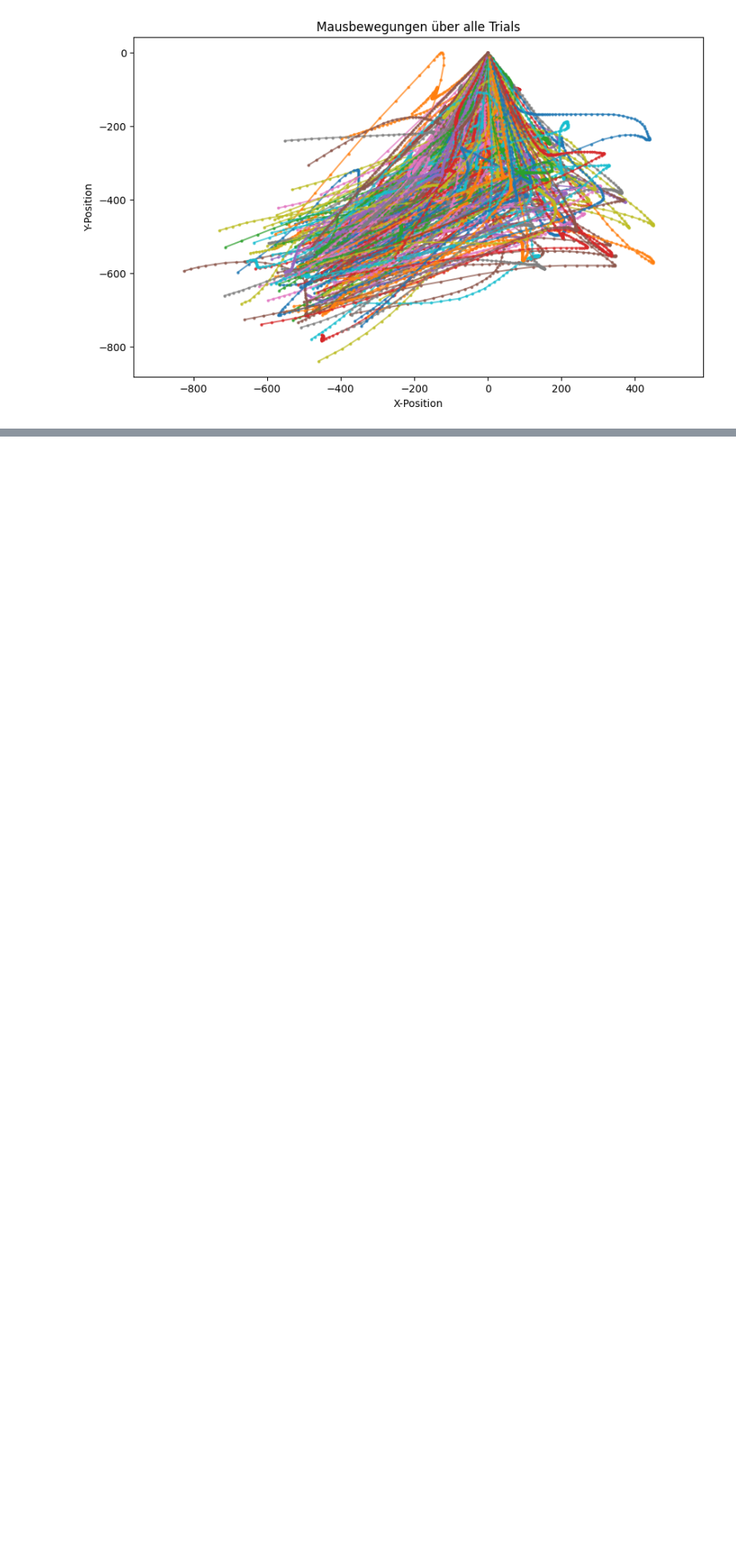
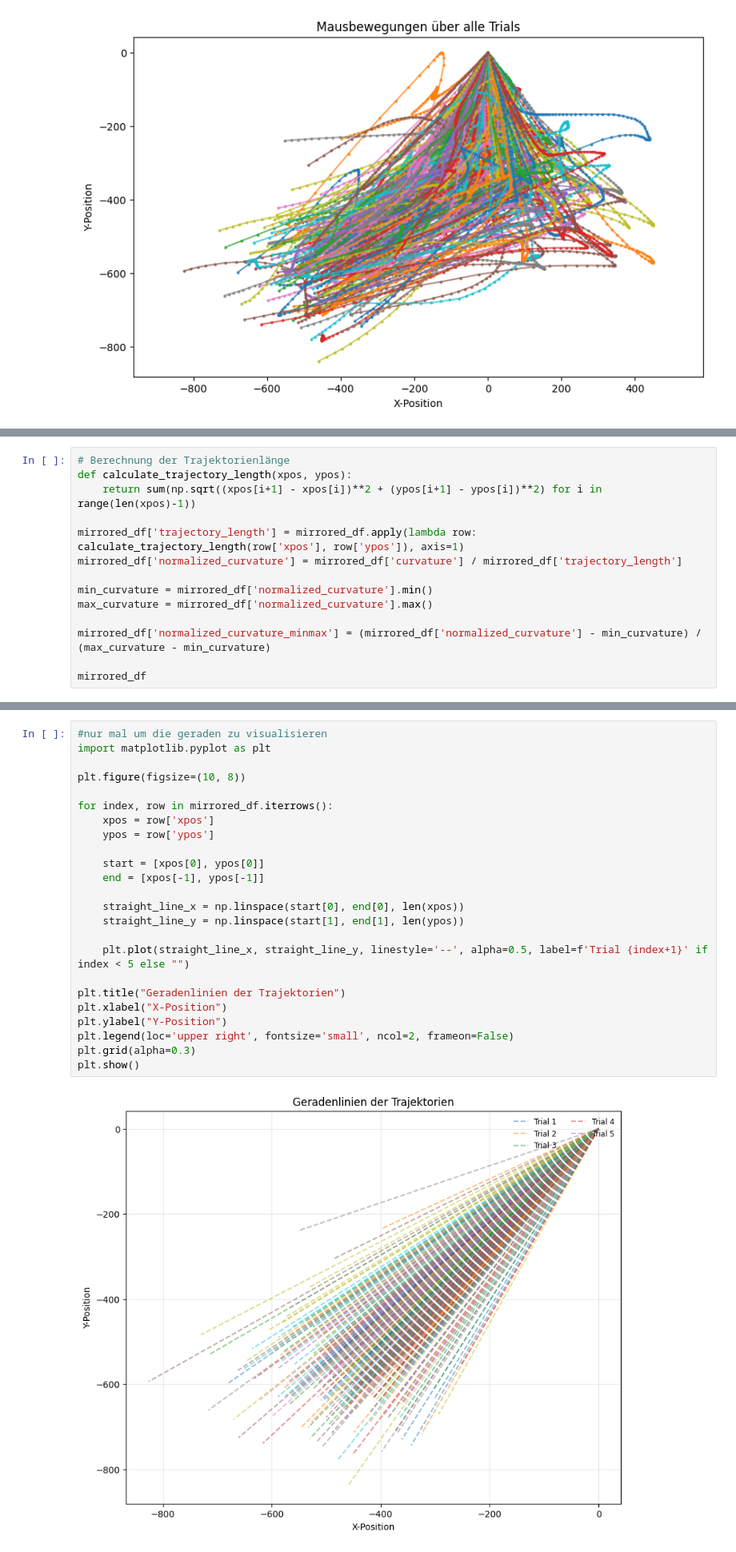
Before and after one commit to Michael1Mueller/continuousSimonTask, a Jupyter notebook: preprocessing.ipynb, the cells around one changed output, grey strips where cells are left out. Shown at 80% size. Cells and saved outputs as stored; diff of their text form; blank space fills up the shorter version.

Commit message:
calc curvature

```diff
--- a/preprocessing.ipynb
+++ b/preprocessing.ipynb
@@ -200,0 +258,14 @@ plt.show()
+# %%
+# Berechnung der Trajektorienlänge
+def calculate_trajectory_length(xpos, ypos):
+    return sum(np.sqrt((xpos[i+1] - xpos[i])**2 + (ypos[i+1] - ypos[i])**2) for i in range(len(xpos)-1))
+
+mirrored_df['trajectory_length'] = mirrored_df.apply(lambda row: calculate_trajectory_length(row['xpos'], row['ypos']), axis=1)
+mirrored_df['normalized_curvature'] = mirrored_df['curvature'] / mirrored_df['trajectory_length']
+
+min_curvature = mirrored_df['normalized_curvature'].min()
+max_curvature = mirrored_df['normalized_curvature'].max()
+
+mirrored_df['normalized_curvature_minmax'] = (mirrored_df['normalized_curvature'] - min_curvature) / (max_curvature - min_curvature)
+
+mirrored_df
@@ -200,0 +286,26 @@ plt.show()
+# %%
+#nur mal um die geraden zu visualisieren
+import matplotlib.pyplot as plt
+
+plt.figure(figsize=(10, 8))
+
+for index, row in mirrored_df.iterrows():
+    xpos = row['xpos']
+    ypos = row['ypos']
+
+    start = [xpos[0], ypos[0]]
+    end = [xpos[-1], ypos[-1]]
+
+    straight_line_x = np.linspace(start[0], end[0], len(xpos))
+    straight_line_y = np.linspace(start[1], end[1], len(ypos))
+
+    plt.plot(straight_line_x, straight_line_y, linestyle='--', alpha=0.5, label=f'Trial {index+1}' if index < 5 else "")
+
+plt.title("Geradenlinien der Trajektorien")
+plt.xlabel("X-Position")
+plt.ylabel("Y-Position")
+plt.legend(loc='upper right', fontsize='small', ncol=2, frameon=False)
+plt.grid(alpha=0.3)
+plt.show()
+# %% [output]
+[figure, added]
```
Also changed, not shown: parts of 3 cells of this notebook.
